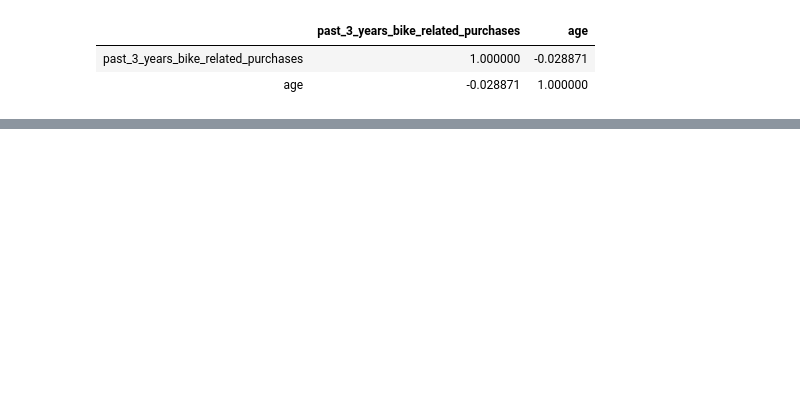
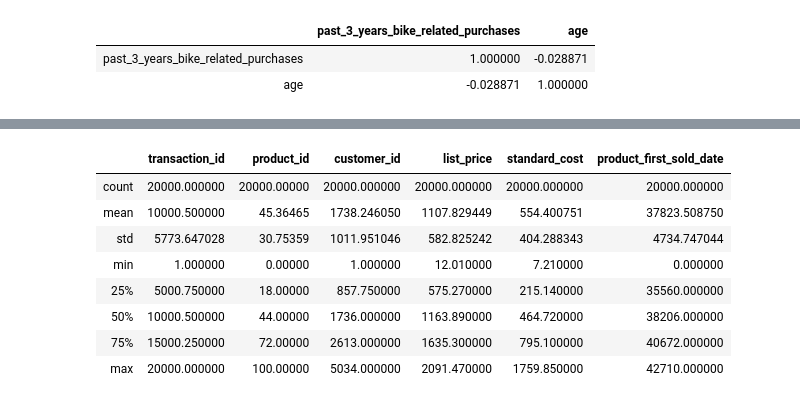
Before and after one commit to alexYamaoka/kpmg_virtual_internship_module2, a Jupyter notebook: Analysis.ipynb, the cells around one changed output, grey strips where cells are left out. Cells and saved outputs as stored; diff of their text form; code cells hidden in the pictures; blank space fills up the shorter version.

```diff
--- a/Analysis.ipynb
+++ b/Analysis.ipynb
@@ -70,0 +81,12 @@ df_customer_dem.to_csv('cleaned_customer_demographic.csv', index=False)
+# %%
+df_transactions.describe()
+# %% [output]
+|  | transaction_id | product_id | customer_id | list_price | standard_cost | product_first_sold_date |
+| count | 20000.000000 | 20000.00000 | 20000.000000 | 20000.000000 | 20000.000000 | 20000.000000 |
+| mean | 10000.500000 | 45.36465 | 1738.246050 | 1107.829449 | 554.400751 | 37823.508750 |
+| std | 5773.647028 | 30.75359 | 1011.951046 | 582.825242 | 404.288343 | 4734.747044 |
+| min | 1.000000 | 0.00000 | 1.000000 | 12.010000 | 7.210000 | 0.000000 |
+| 25% | 5000.750000 | 18.00000 | 857.750000 | 575.270000 | 215.140000 | 35560.000000 |
+| 50% | 10000.500000 | 44.00000 | 1736.000000 | 1163.890000 | 464.720000 | 38206.000000 |
+| 75% | 15000.250000 | 72.00000 | 2613.000000 | 1635.300000 | 795.100000 | 40672.000000 |
+| max | 20000.000000 | 100.00000 | 5034.000000 | 2091.470000 | 1759.850000 | 42710.000000 |
```
Also changed, not shown: parts of 9 cells of this notebook.
